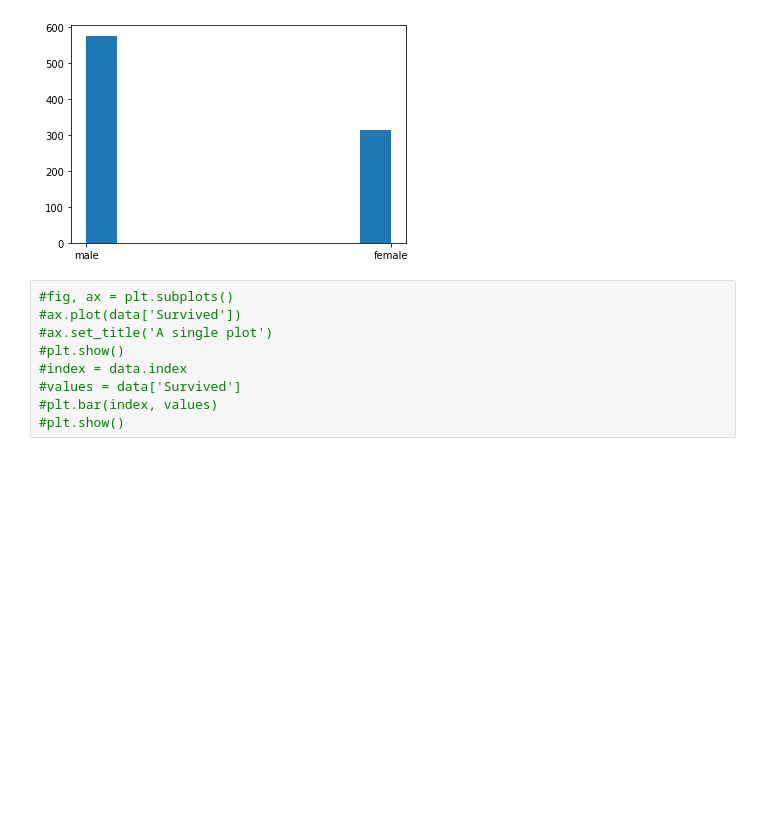
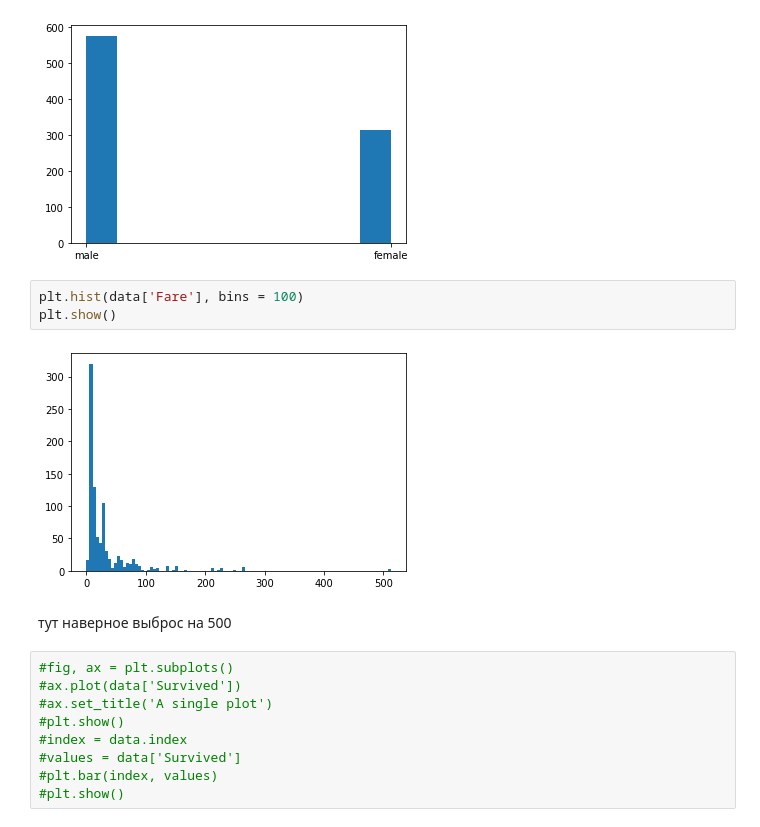
Before and after one commit to Ch0k/ML-DZ5, a Jupyter notebook: Untitled2.ipynb, the cells around one changed output. Saved outputs shown, nothing was run; the diff lists cells and outputs as text; blank space fills up the shorter version.

```diff
--- a/Untitled2.ipynb
+++ b/Untitled2.ipynb
@@ -136,6 +136,13 @@ plt.hist(data['Sex'])
 plt.show()
 # %% [output]
 [figure]
+# %%
+plt.hist(data['Fare'], bins = 100)
+plt.show()
+# %% [output]
+[figure, added]
+# %% [markdown]
+тут наверное выброс на 500
 # %%
 #fig, ax = plt.subplots()
 #ax.plot(data['Survived'])
```
Also changed, not shown: parts of 50 cells of this notebook.
